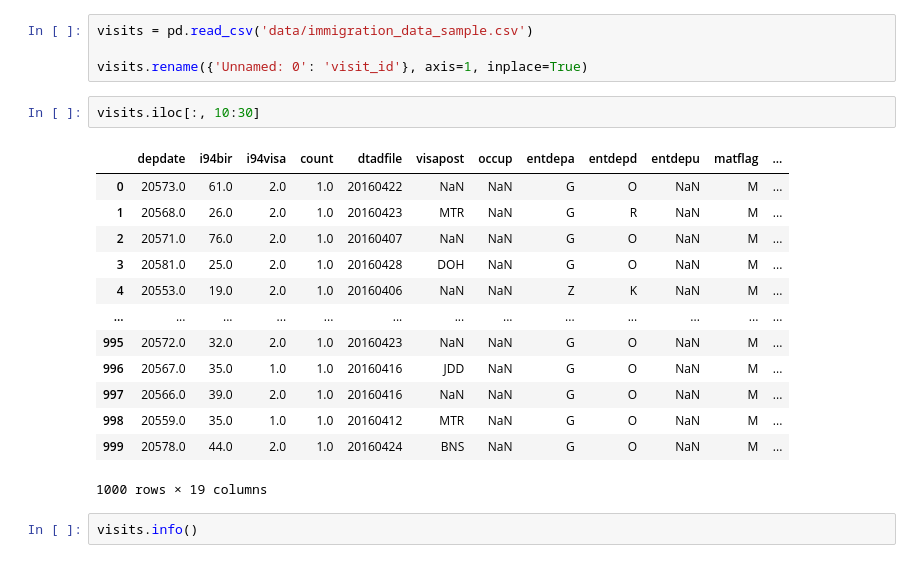
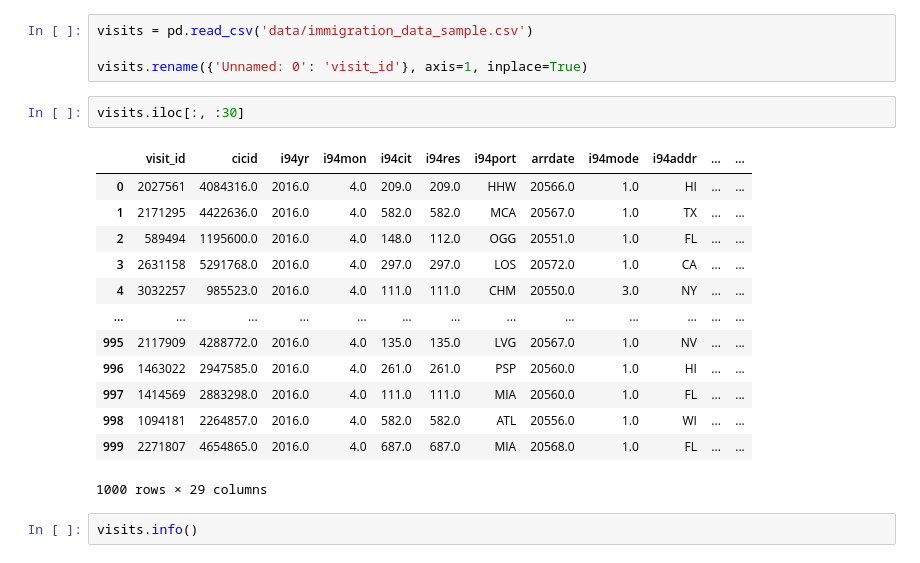
Before and after one commit to Morgan-Sell/usa-tourism-etl, a Jupyter notebook: eda_project_scope.ipynb, the cells around one changed output. Saved outputs shown, nothing was run; the diff lists cells and outputs as text.

Commit message:
started coding commands to create staging tables

```diff
--- a/eda_project_scope.ipynb
+++ b/eda_project_scope.ipynb
@@ -102,21 +130,21 @@ visits = pd.read_csv('data/immigration_data_sample.csv')
 
 visits.rename({'Unnamed: 0': 'visit_id'}, axis=1, inplace=True)
 # %%
-visits.iloc[:, 10:30]
+visits.iloc[:, :30]
 # %% [output]
-|  | depdate | i94bir | i94visa | count | dtadfile | visapost | occup | entdepa | entdepd | entdepu | matflag | ... |
-| 0 | 20573.0 | 61.0 | 2.0 | 1.0 | 20160422 | NaN | NaN | G | O | NaN | M | ... |
-| 1 | 20568.0 | 26.0 | 2.0 | 1.0 | 20160423 | MTR | NaN | G | R | NaN | M | ... |
-| 2 | 20571.0 | 76.0 | 2.0 | 1.0 | 20160407 | NaN | NaN | G | O | NaN | M | ... |
-| 3 | 20581.0 | 25.0 | 2.0 | 1.0 | 20160428 | DOH | NaN | G | O | NaN | M | ... |
-| 4 | 20553.0 | 19.0 | 2.0 | 1.0 | 20160406 | NaN | NaN | Z | K | NaN | M | ... |
+|  | visit_id | cicid | i94yr | i94mon | i94cit | i94res | i94port | arrdate | i94mode | i94addr | ... | ... |
+| 0 | 2027561 | 4084316.0 | 2016.0 | 4.0 | 209.0 | 209.0 | HHW | 20566.0 | 1.0 | HI | ... | ... |
+| 1 | 2171295 | 4422636.0 | 2016.0 | 4.0 | 582.0 | 582.0 | MCA | 20567.0 | 1.0 | TX | ... | ... |
+| 2 | 589494 | 1195600.0 | 2016.0 | 4.0 | 148.0 | 112.0 | OGG | 20551.0 | 1.0 | FL | ... | ... |
+| 3 | 2631158 | 5291768.0 | 2016.0 | 4.0 | 297.0 | 297.0 | LOS | 20572.0 | 1.0 | CA | ... | ... |
+| 4 | 3032257 | 985523.0 | 2016.0 | 4.0 | 111.0 | 111.0 | CHM | 20550.0 | 3.0 | NY | ... | ... |
 | ... | ... | ... | ... | ... | ... | ... | ... | ... | ... | ... | ... | ... |
-| 995 | 20572.0 | 32.0 | 2.0 | 1.0 | 20160423 | NaN | NaN | G | O | NaN | M | ... |
-| 996 | 20567.0 | 35.0 | 1.0 | 1.0 | 20160416 | JDD | NaN | G | O | NaN | M | ... |
-| 997 | 20566.0 | 39.0 | 2.0 | 1.0 | 20160416 | NaN | NaN | G | O | NaN | M | ... |
-| 998 | 20559.0 | 35.0 | 1.0 | 1.0 | 20160412 | MTR | NaN | G | O | NaN | M | ... |
-| 999 | 20578.0 | 44.0 | 2.0 | 1.0 | 20160424 | BNS | NaN | G | O | NaN | M | ... |
+| 995 | 2117909 | 4288772.0 | 2016.0 | 4.0 | 135.0 | 135.0 | LVG | 20567.0 | 1.0 | NV | ... | ... |
+| 996 | 1463022 | 2947585.0 | 2016.0 | 4.0 | 261.0 | 261.0 | PSP | 20560.0 | 1.0 | HI | ... | ... |
+| 997 | 1414569 | 2883298.0 | 2016.0 | 4.0 | 111.0 | 111.0 | MIA | 20560.0 | 1.0 | FL | ... | ... |
+| 998 | 1094181 | 2264857.0 | 2016.0 | 4.0 | 582.0 | 582.0 | ATL | 20556.0 | 1.0 | WI | ... | ... |
+| 999 | 2271807 | 4654865.0 | 2016.0 | 4.0 | 687.0 | 687.0 | MIA | 20568.0 | 1.0 | FL | ... | ... |
-1000 rows × 19 columns
+1000 rows × 29 columns
 # %%
 visits.info()
 # %% [output]
```
Also changed, not shown: parts of 6 cells of this notebook, 3 other files.
